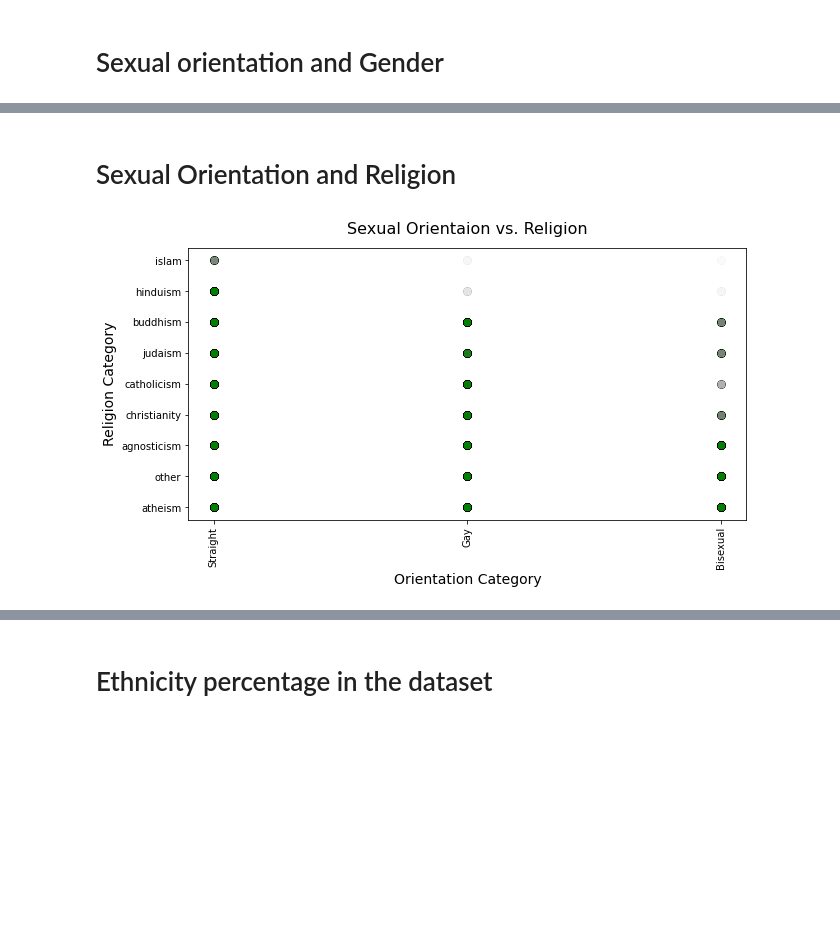
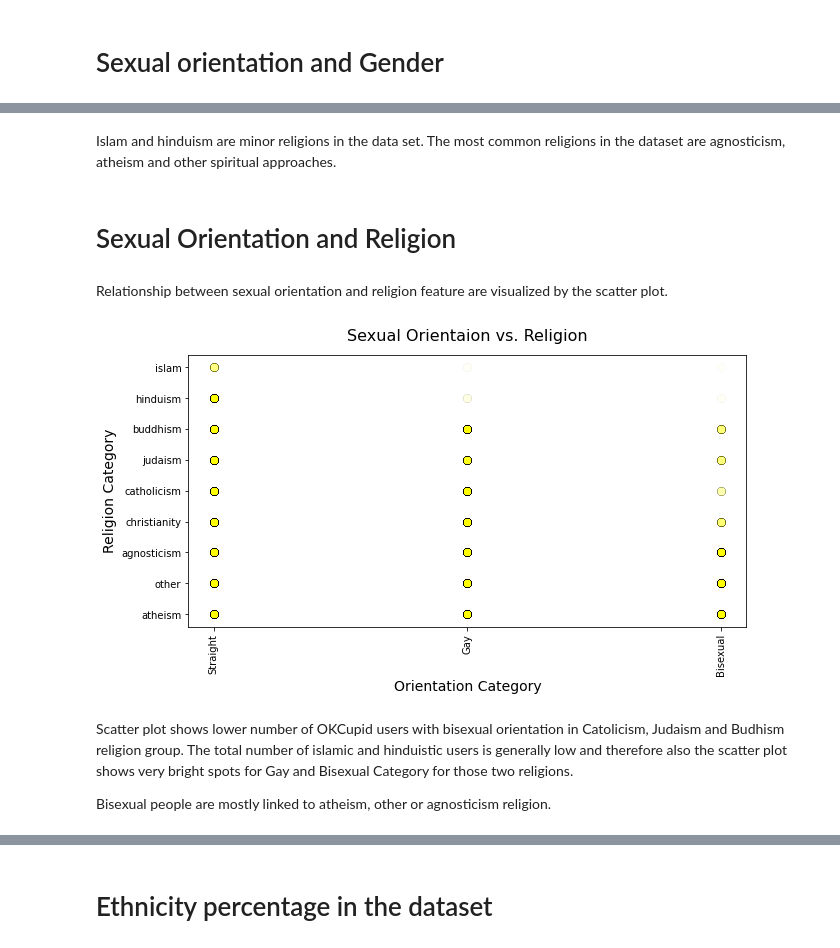
Before and after one commit to pvlasak/Codecademy_Build_ML_Model, a Jupyter notebook: Date_App_OKCupid___Project_ML__.ipynb, the cells around one changed output, grey strips where cells are left out. Saved outputs shown, nothing was run; the diff lists cells and outputs as text; code cells hidden in the pictures; blank space fills up the shorter version.

```diff
--- a/Date_App_OKCupid___Project_ML__.ipynb
+++ b/Date_App_OKCupid___Project_ML__.ipynb
@@ -881,25 +1040,34 @@ ax1.grid();
+# %% [markdown]
+Islam and hinduism are minor religions in the data set. The most common religions in the dataset are agnosticism, atheism and other spiritual approaches.
 # %% [markdown]
 # Sexual Orientation and Religion
+# %% [markdown]
+Relationship between sexual orientation and religion feature are visualized by the scatter plot.
 # %%
 fig, axes = plt.subplots(1,1, figsize=(10,5))
 (ax1) = axes
 
 (df[["religion_clear_code", "orientation_code"]].dropna()
- .plot.scatter('orientation_code', 'religion_clear_code', ax = ax1, marker = 'o', s=80, color = 'green', edgecolor = 'black', alpha= 0.002)
+ .plot.scatter('orientation_code', 'religion_clear_code', ax = ax1, marker = 'o', s=80, color = 'yellow', edgecolor = 'black', alpha= 0.002)
 );
 
 x_ticks_orientation = [0, 1, 2]
 y_ticks_religion = [0, 1, 2, 3, 4, 5, 6, 7, 8]
 
 religion_labels = ['atheism', 'other', 'agnosticism', 'christianity', 'catholicism', 'judaism', 'buddhism', 'hinduism', 'islam']
 orientation_labels = ["Straight", "Gay", "Bisexual"]
 
 ax1.set_xticks(x_ticks_orientation)
 ax1.set_xticklabels(labels = orientation_labels, rotation = 90)
 ax1.set_yticks(y_ticks_religion)
 ax1.set_yticklabels(labels = religion_labels)
 ax1.set_title('Sexual Orientaion vs. Religion', fontsize=16, y= 1.03)
 ax1.set_xlabel('Orientation Category', fontsize=14)
 ax1.set_ylabel('Religion Category', fontsize=14);
 # %% [output]
-[figure, old version]
+[figure, new version]
+# %% [markdown]
+Scatter plot shows lower number of OKCupid users with bisexual orientation in Catolicism, Judaism and Budhism religion group.
+The total number of islamic and hinduistic users is generally low and therefore also the scatter plot shows very bright spots for Gay and Bisexual Category for those two religions.
+
+Bisexual people are mostly linked to atheism, other or agnosticism religion.
```
Also changed, not shown: parts of 157 cells of this notebook.
